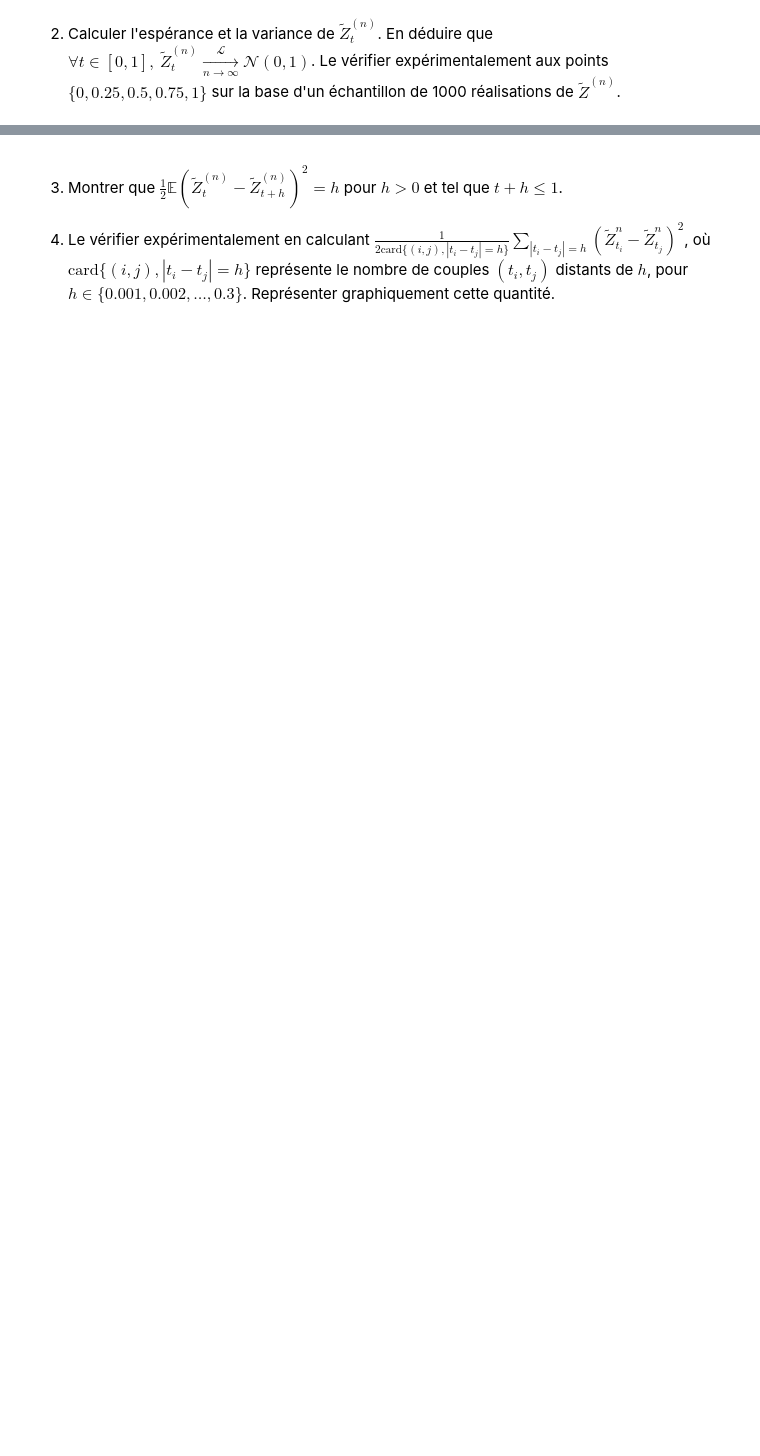
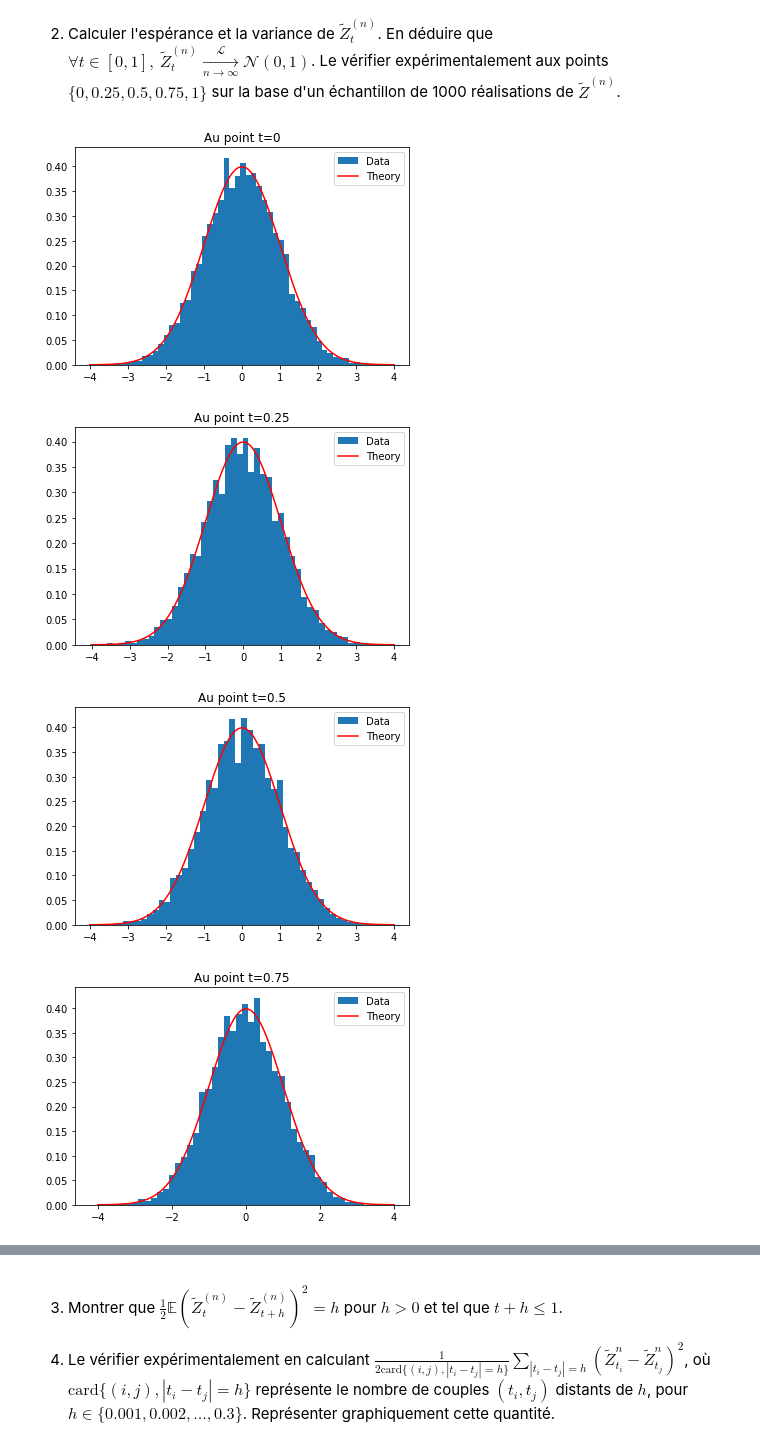
Before and after one commit to Joris-Landais/pojet_num-rique_proba, a Jupyter notebook: Projet numérique de Probabilités 2022 - enonce.ipynb, the cells around one changed output, grey strips where cells are left out. Cells and saved outputs as stored; diff of their text form; code cells hidden in the pictures; blank space fills up the shorter version.

```diff
--- a/Projet numérique de Probabilités 2022 - enonce.ipynb
+++ b/Projet numérique de Probabilités 2022 - enonce.ipynb
@@ -190,2 +194,38 @@ print_Z_bis(1000)
 # %% [markdown]
 2. Calculer l'espérance et la variance de $\tilde{Z}^{(n)}_t$. En déduire que $\forall t \in [0,1],~ \tilde{Z}^{(n)}_t\xrightarrow[n \to \infty]{\mathcal{L}}\mathcal{N}(0,1)$. Le vérifier expérimentalement aux points $\{0,0.25,0.5,0.75,1\}$ sur la base d'un échantillon de 1000 réalisations de $\tilde{Z}^{(n)}$.
+# %%
+def Z_bis(t,n):
+    # renvoie une valeur de Z_bis_t(n)
+    Y=0
+    for i in range(n): #on somme pour i allant de 1 à n
+        x=np.random.random()
+        u=np.random.random()
+        if x<0.5: # Xj=-1
+            X=1
+        else : #Xj=1
+            X=-1
+        if t<u:
+            Y+=X
+        else :
+            Y-=X
+    return Y/(n**0.5)
+
+def print_Z1_bis(n,nb,points):
+    ## nb est la taille de l'échantillon
+    # points est la liste des points où on veut vérifier la loi normale
+    for t in points:
+        plt.hist([Z_bis(t,n) for i in range(nb)],50,density=True, label = "Data")
+        X=np.linspace(-4,4,n)
+        plt.plot(X,sps.norm.pdf(X),"r",label="Theory")
+        plt.legend(loc="best")
+        plt.title(f"Au point {t=}")
+        plt.show()
+# %%
+points = [0,0.25,0.5,0.75,1]
+n,nb=10000,10000
+print_Z1_bis(n,nb,points)
+# %% [output]
+[figure, added]
+[figure, added]
+[figure, added]
+[figure, added]
```
Also changed, not shown: parts of 8 cells of this notebook.
